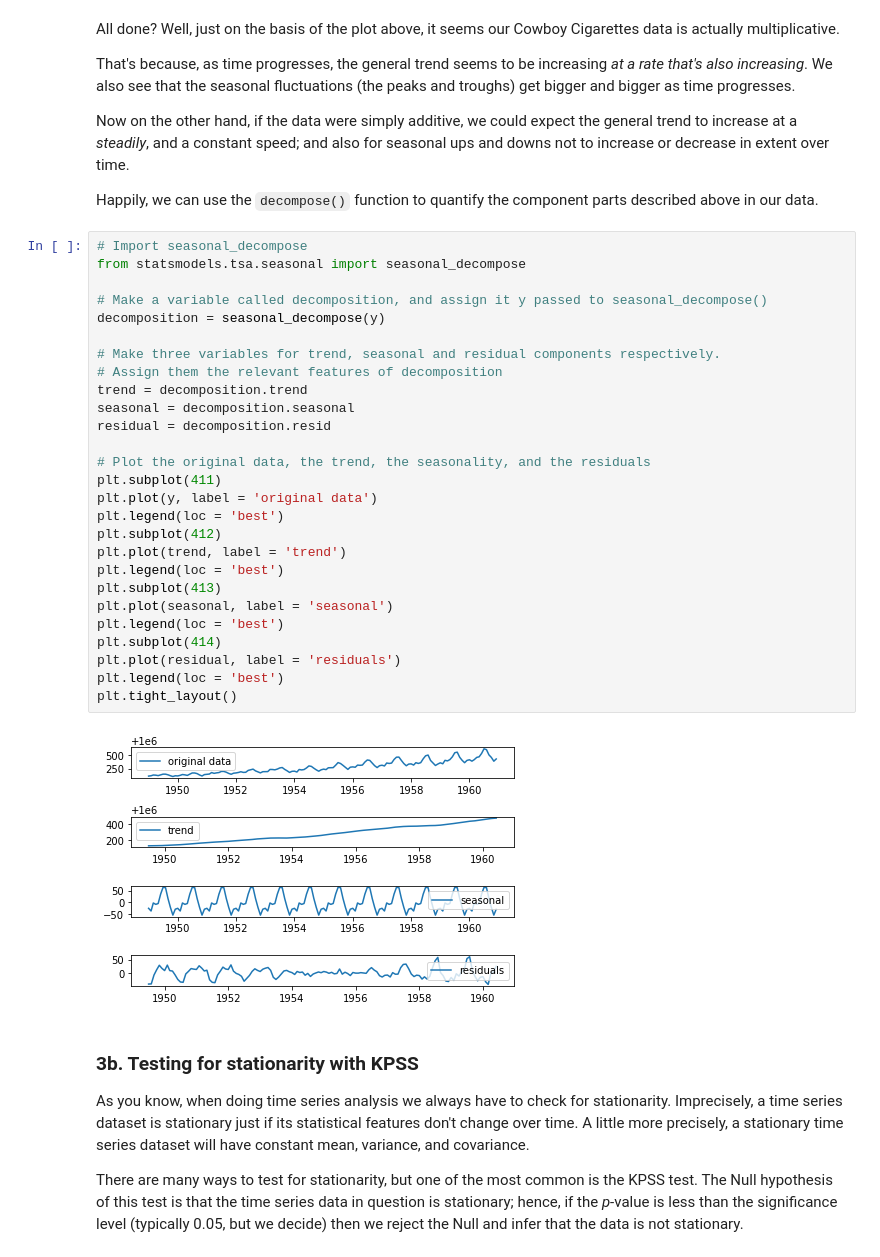
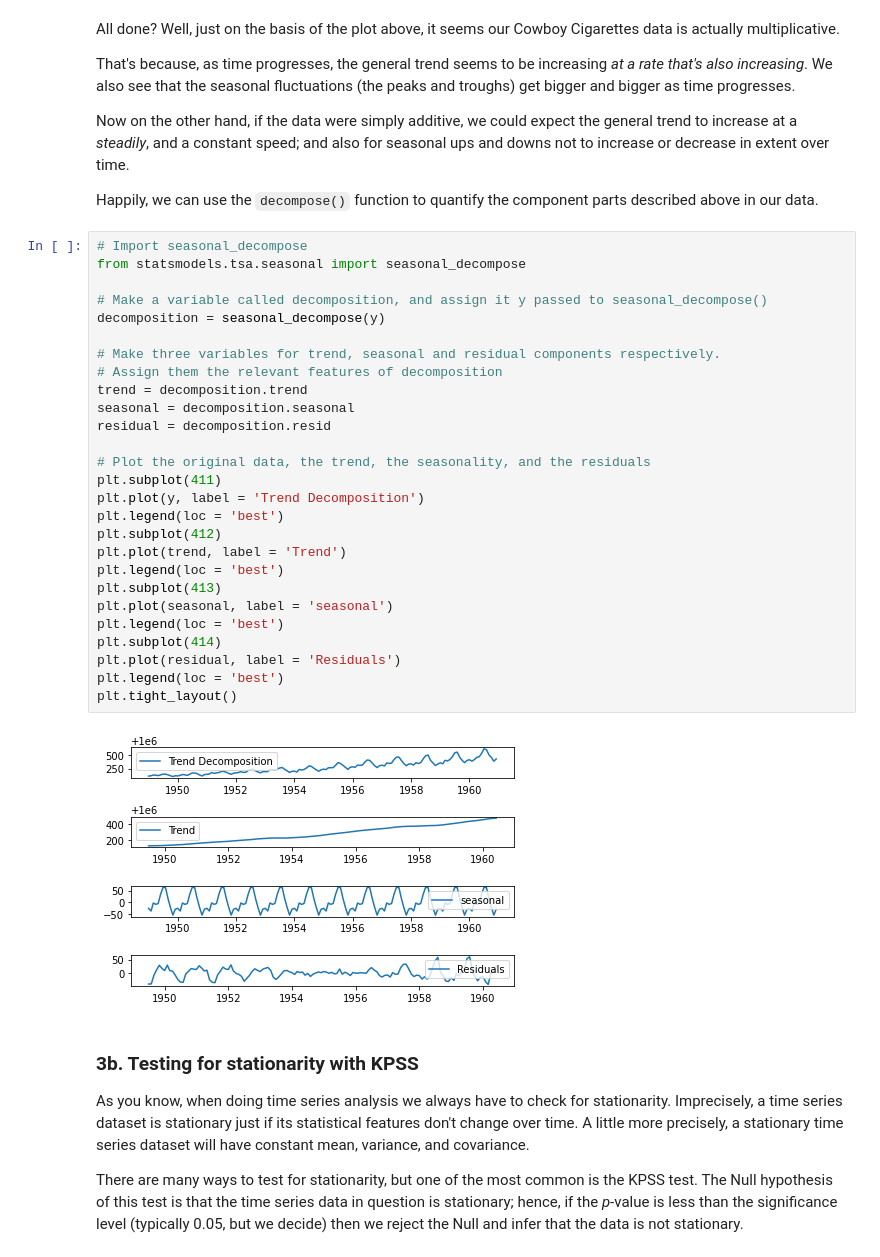
Before and after one commit to achen133/springboard, a Jupyter notebook: TimeSeriesCaseStudy/Cowboy Cigarettes Case Study - Tier 3.ipynb, the cells around one changed output. Saved outputs shown, nothing was run; the diff lists cells and outputs as text.

```diff
--- a/TimeSeriesCaseStudy/Cowboy Cigarettes Case Study - Tier 3.ipynb
+++ b/TimeSeriesCaseStudy/Cowboy Cigarettes Case Study - Tier 3.ipynb
@@ -230,32 +231,32 @@ Happily, we can use the `decompose()` function to quantify the component parts d
 # %%
 # Import seasonal_decompose
 from statsmodels.tsa.seasonal import seasonal_decompose
 
 # Make a variable called decomposition, and assign it y passed to seasonal_decompose()
 decomposition = seasonal_decompose(y)
 
 # Make three variables for trend, seasonal and residual components respectively.
 # Assign them the relevant features of decomposition
 trend = decomposition.trend
 seasonal = decomposition.seasonal
 residual = decomposition.resid
 
 # Plot the original data, the trend, the seasonality, and the residuals
 plt.subplot(411)
-plt.plot(y, label = 'original data')
+plt.plot(y, label = 'Trend Decomposition')
 plt.legend(loc = 'best')
 plt.subplot(412)
-plt.plot(trend, label = 'trend')
+plt.plot(trend, label = 'Trend')
 plt.legend(loc = 'best')
 plt.subplot(413)
 plt.plot(seasonal, label = 'seasonal')
 plt.legend(loc = 'best')
 plt.subplot(414)
-plt.plot(residual, label = 'residuals')
+plt.plot(residual, label = 'Residuals')
 plt.legend(loc = 'best')
 plt.tight_layout()
 # %% [output]
-[figure, old version]
+[figure, new version]
 # %% [markdown]
 ### 3b. Testing for stationarity with KPSS
 As you know, when doing time series analysis we always have to check for stationarity. Imprecisely, a time series dataset is stationary just if its statistical features don't change over time. A little more precisely, a stationary time series dataset will have constant mean, variance, and covariance.
```
Also changed, not shown: parts of 17 cells of this notebook.
